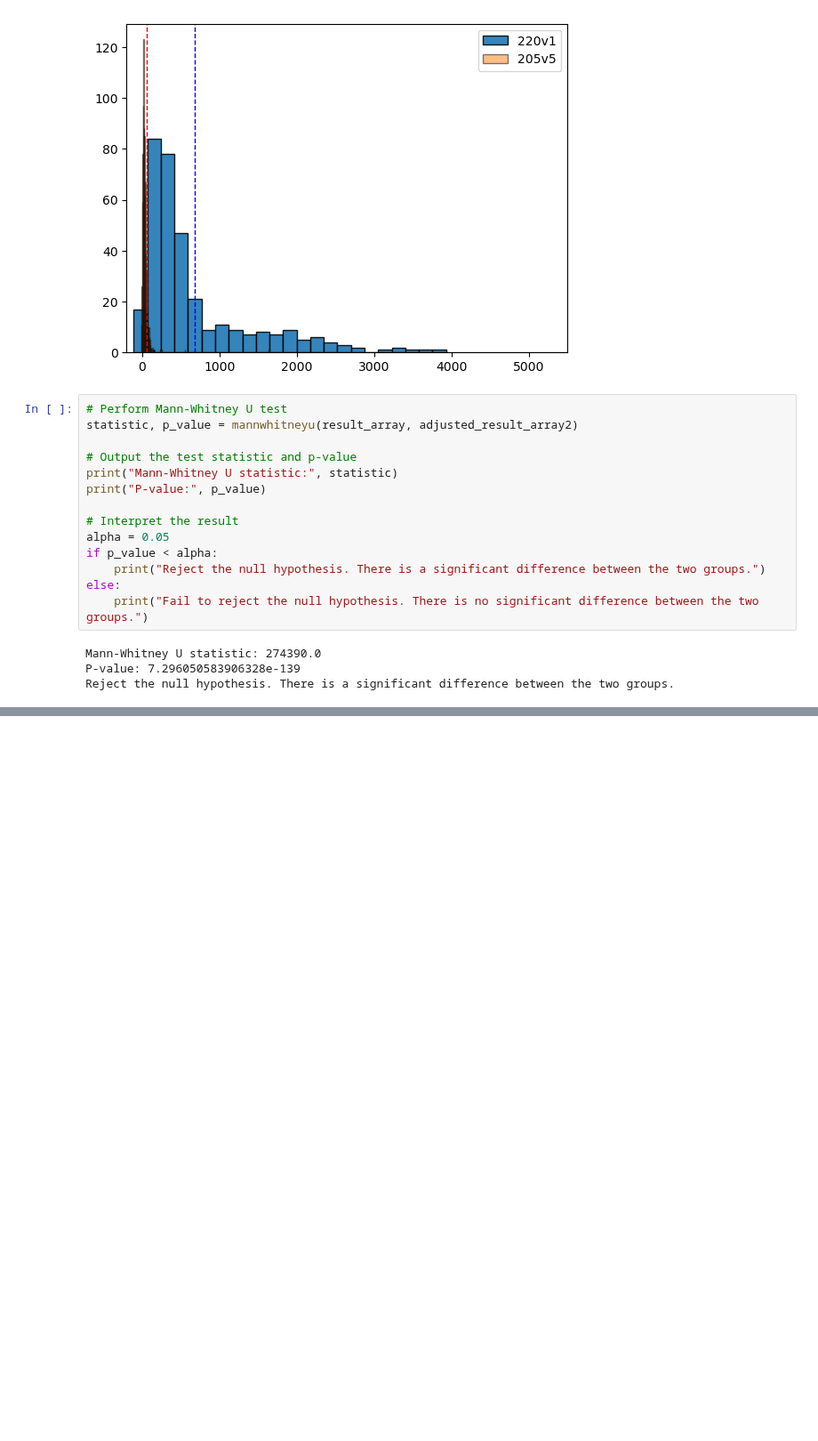
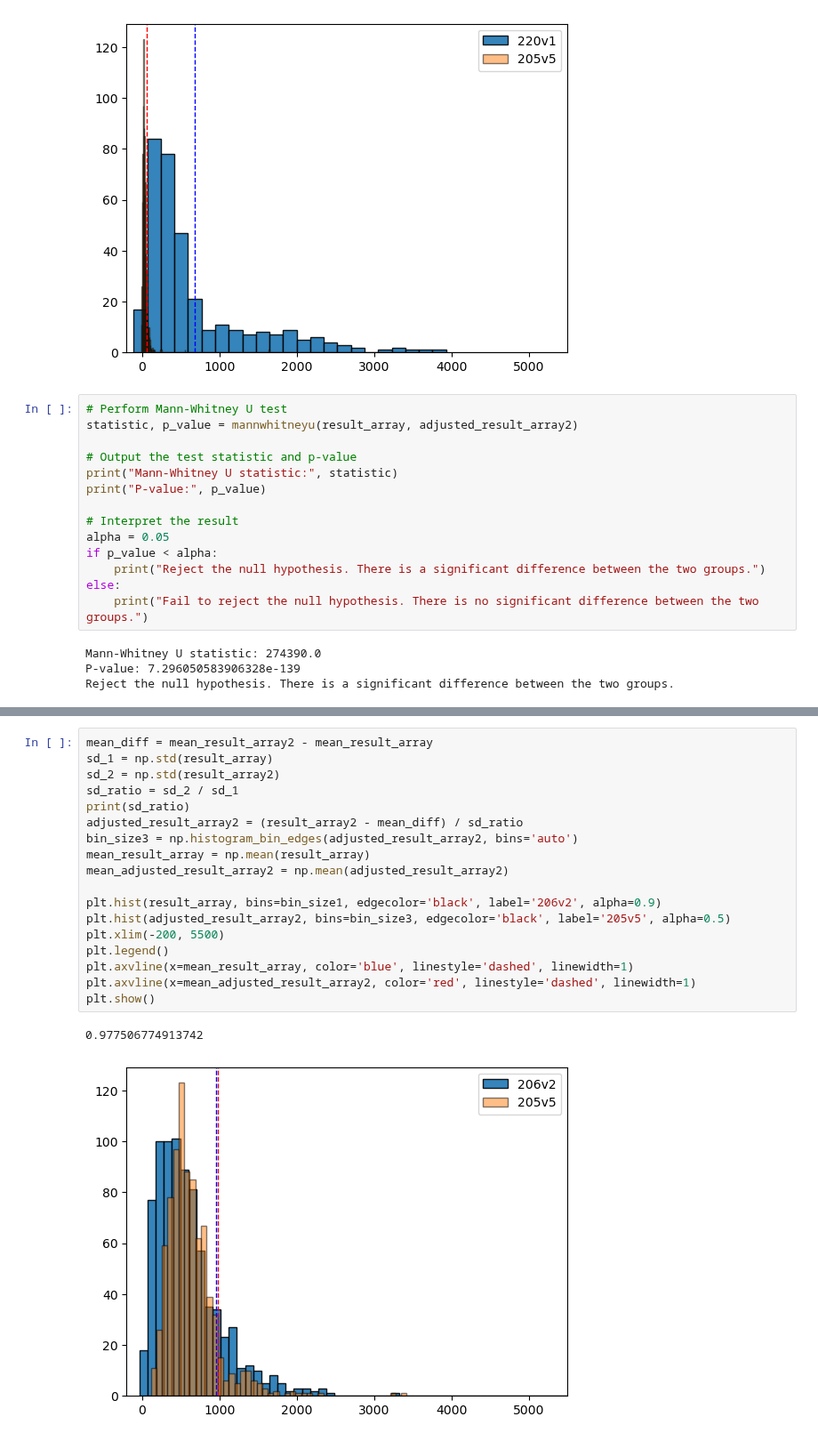
Before and after one commit to fraserclaire/flow-cytometry, a Jupyter notebook: pbmc_meanSDshift.ipynb, the cells around one changed output, grey strips where cells are left out. Shown at 89% size. Cells and saved outputs as stored; diff of their text form; blank space fills up the shorter version.

```diff
--- a/pbmc_meanSDshift.ipynb
+++ b/pbmc_meanSDshift.ipynb
@@ -185,0 +254,21 @@ Reject the null hypothesis. There is a significant difference between the two gr
+# %%
+mean_diff = mean_result_array2 - mean_result_array
+sd_1 = np.std(result_array)
+sd_2 = np.std(result_array2)
+sd_ratio = sd_2 / sd_1
+print(sd_ratio)
+adjusted_result_array2 = (result_array2 - mean_diff) / sd_ratio
+bin_size3 = np.histogram_bin_edges(adjusted_result_array2, bins='auto')
+mean_result_array = np.mean(result_array)
+mean_adjusted_result_array2 = np.mean(adjusted_result_array2)
+
+plt.hist(result_array, bins=bin_size1, edgecolor='black', label='206v2', alpha=0.9)
+plt.hist(adjusted_result_array2, bins=bin_size3, edgecolor='black', label='205v5', alpha=0.5)
+plt.xlim(-200, 5500)
+plt.legend()
+plt.axvline(x=mean_result_array, color='blue', linestyle='dashed', linewidth=1)
+plt.axvline(x=mean_adjusted_result_array2, color='red', linestyle='dashed', linewidth=1)
+plt.show()
+# %% [output]
+0.977506774913742
+[figure, added]
```
Also changed, not shown: parts of 6 cells of this notebook, 4 other files.
